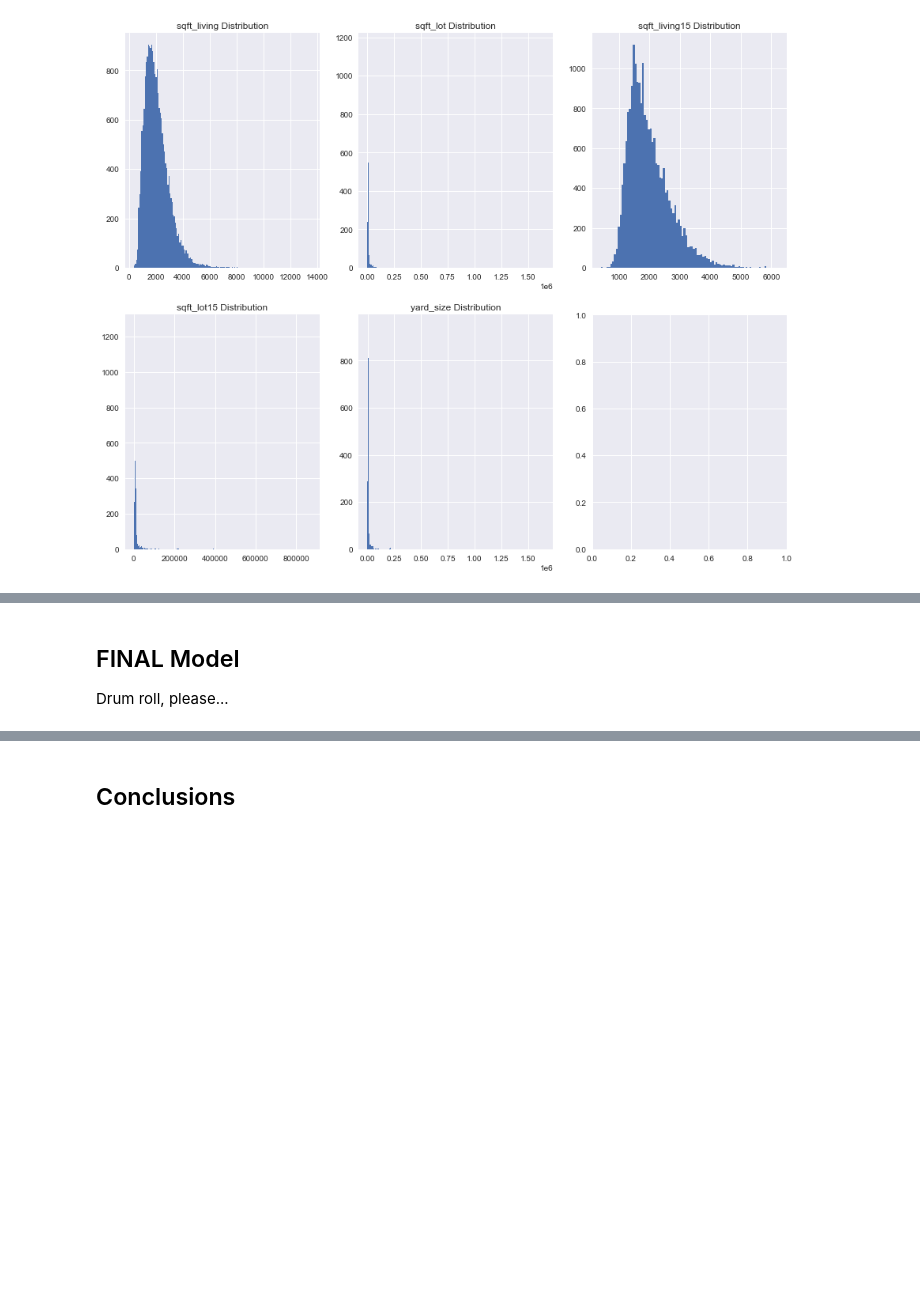
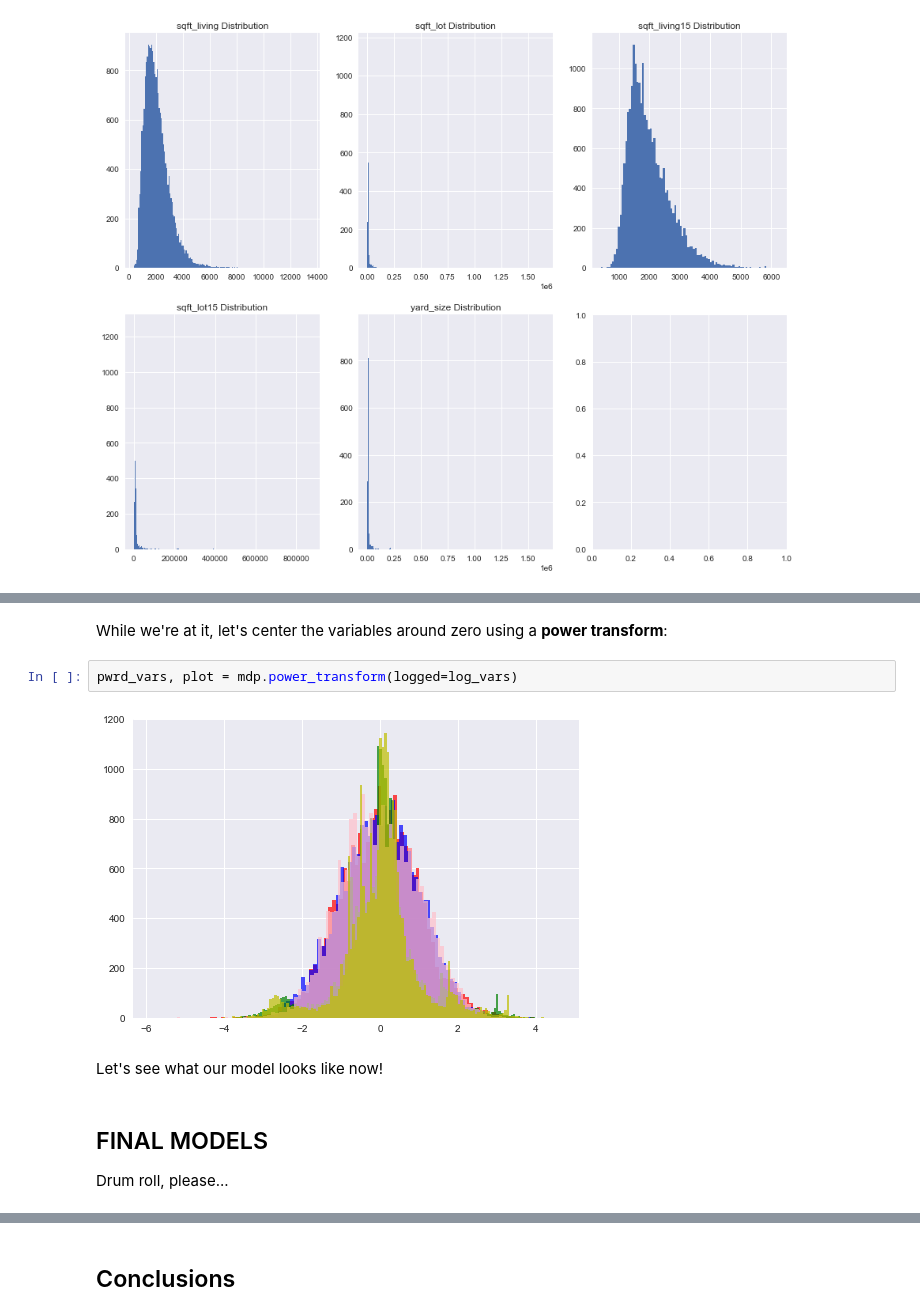
Before and after one commit to Luv2bnanook44/phase_2_project_quanggang, a Jupyter notebook: final_notebook.ipynb, the cells around one changed output, grey strips where cells are left out. Drawn from its saved outputs; the diff is of its cells as text; blank space fills up the shorter version.

```diff
--- a/final_notebook.ipynb
+++ b/final_notebook.ipynb
@@ -522,4 +517,12 @@ Though it is a bit difficult to see in some of the graphs, each of these variabl
+# %% [markdown]
+While we're at it, let's center the variables around zero using a **power transform**:
+# %%
+pwrd_vars, plot = mdp.power_transform(logged=log_vars)
+# %% [output]
+[figure, added]
+# %% [markdown]
+Let's see what our model looks like now!
 # %% [markdown]
-## FINAL Model
+## FINAL MODELS
 
 Drum roll, please...
```
Also changed, not shown: parts of 18 cells of this notebook, 2 other files.
